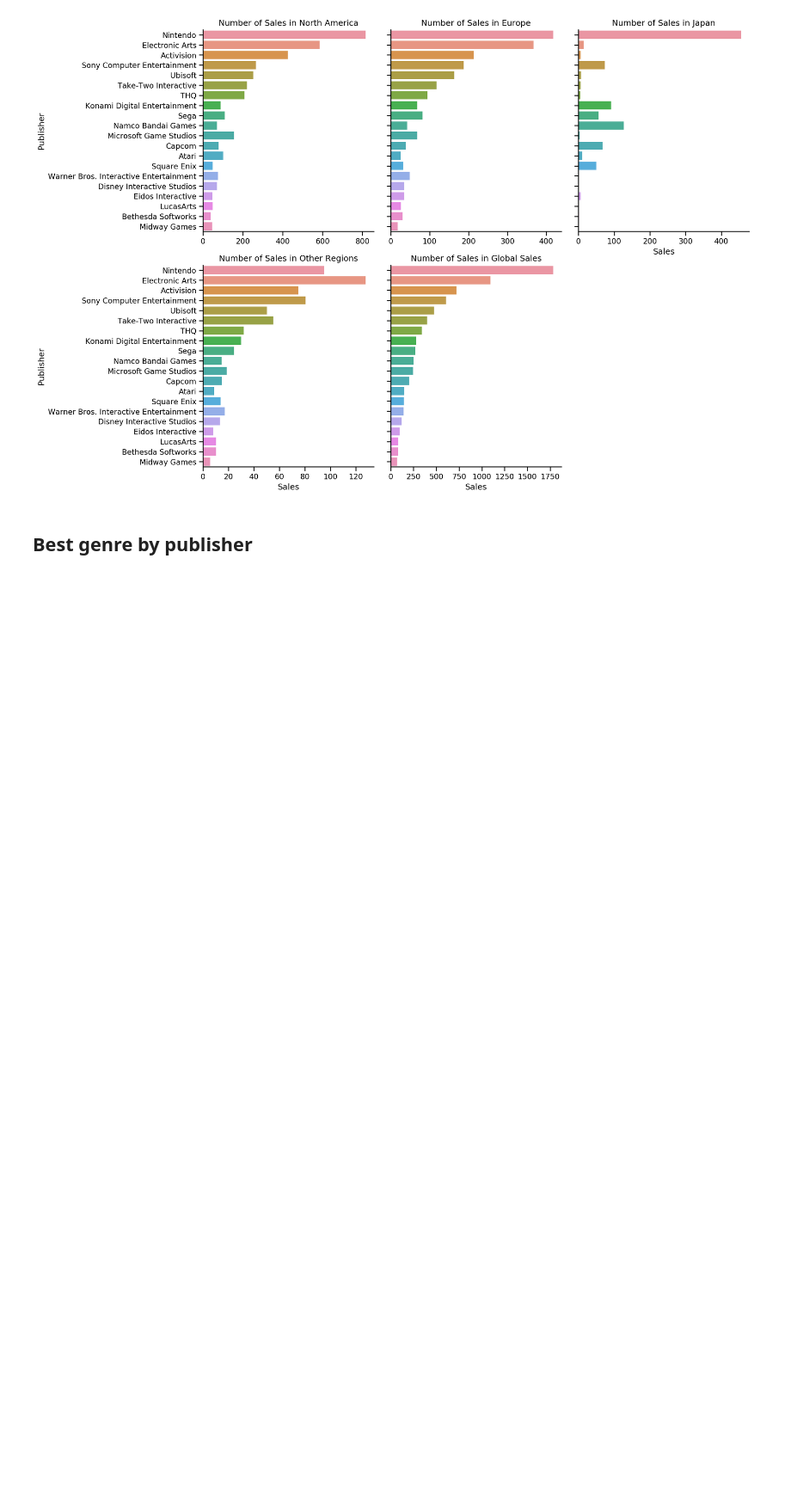
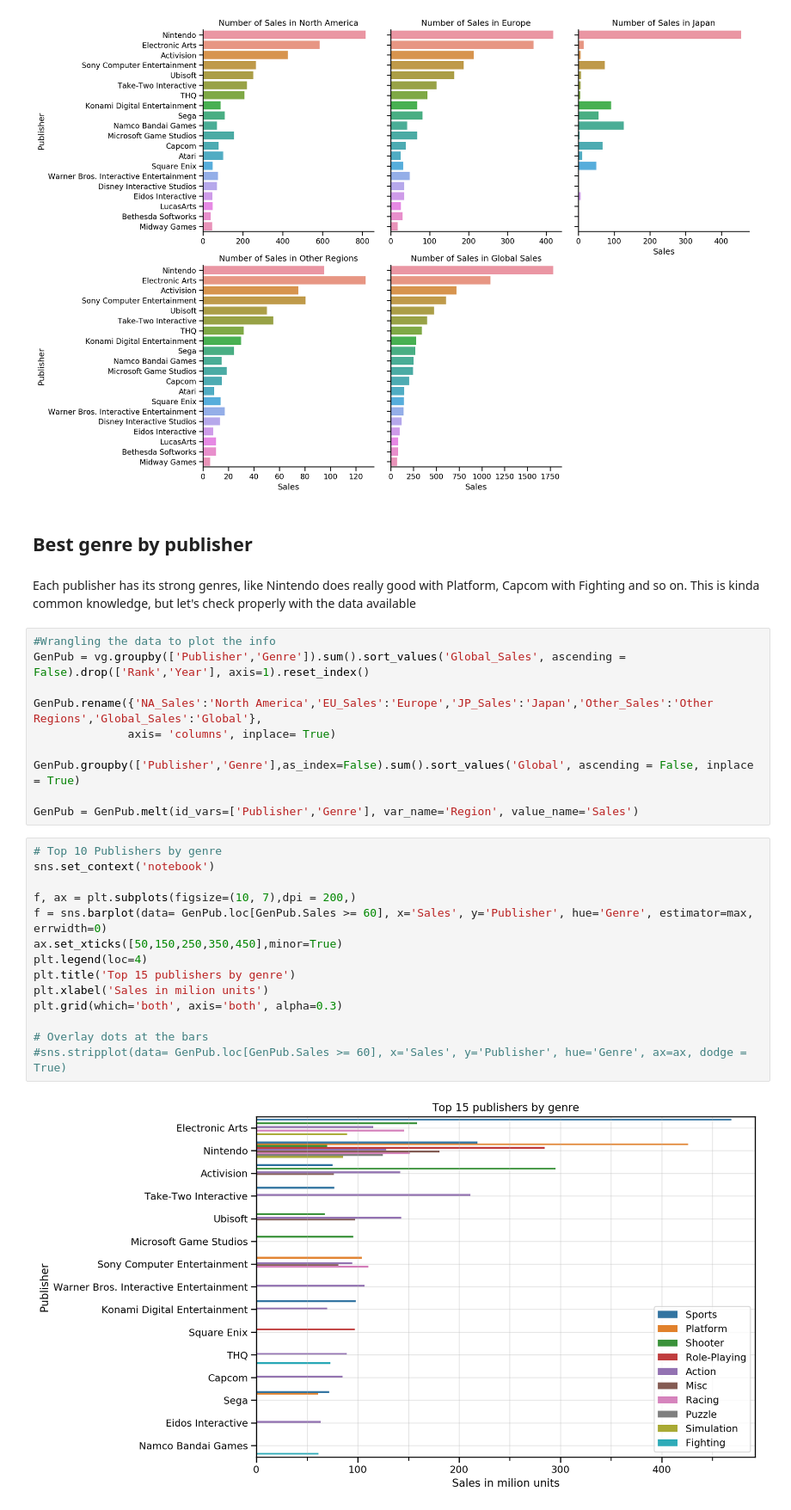
Before and after one commit to ramonrcn/Videogame-Sales, a Jupyter notebook: Videgame sales EDA.ipynb, the cells around one changed output. Shown at 86% size. Saved outputs shown, nothing was run; the diff lists cells and outputs as text; blank space fills up the shorter version.

```diff
--- a/Videgame sales EDA.ipynb
+++ b/Videgame sales EDA.ipynb
@@ -493,3 +495,31 @@ with sns.plotting_context('notebook'):
 [figure]
 # %% [markdown]
 ## Best genre by publisher
+# %% [markdown]
+Each publisher has its strong genres, like Nintendo does really good with Platform, Capcom with Fighting and so on. This is kinda common knowledge, but let's check properly with the data available
+# %%
+#Wrangling the data to plot the info
+GenPub = vg.groupby(['Publisher','Genre']).sum().sort_values('Global_Sales', ascending = False).drop(['Rank','Year'], axis=1).reset_index()
+
+GenPub.rename({'NA_Sales':'North America','EU_Sales':'Europe','JP_Sales':'Japan','Other_Sales':'Other Regions','Global_Sales':'Global'},
+              axis= 'columns', inplace= True)
+
+GenPub.groupby(['Publisher','Genre'],as_index=False).sum().sort_values('Global', ascending = False, inplace = True)
+
+GenPub = GenPub.melt(id_vars=['Publisher','Genre'], var_name='Region', value_name='Sales')
+# %%
+# Top 10 Publishers by genre
+sns.set_context('notebook')
+
+f, ax = plt.subplots(figsize=(10, 7),dpi = 200,)
+f = sns.barplot(data= GenPub.loc[GenPub.Sales >= 60], x='Sales', y='Publisher', hue='Genre', estimator=max, errwidth=0)
+ax.set_xticks([50,150,250,350,450],minor=True)
+plt.legend(loc=4)
+plt.title('Top 15 publishers by genre')
+plt.xlabel('Sales in milion units')
+plt.grid(which='both', axis='both', alpha=0.3)
+
+# Overlay dots at the bars
+#sns.stripplot(data= GenPub.loc[GenPub.Sales >= 60], x='Sales', y='Publisher', hue='Genre', ax=ax, dodge = True)
+# %% [output]
+[figure, added]
```
Also changed, not shown: parts of 41 cells of this notebook.
